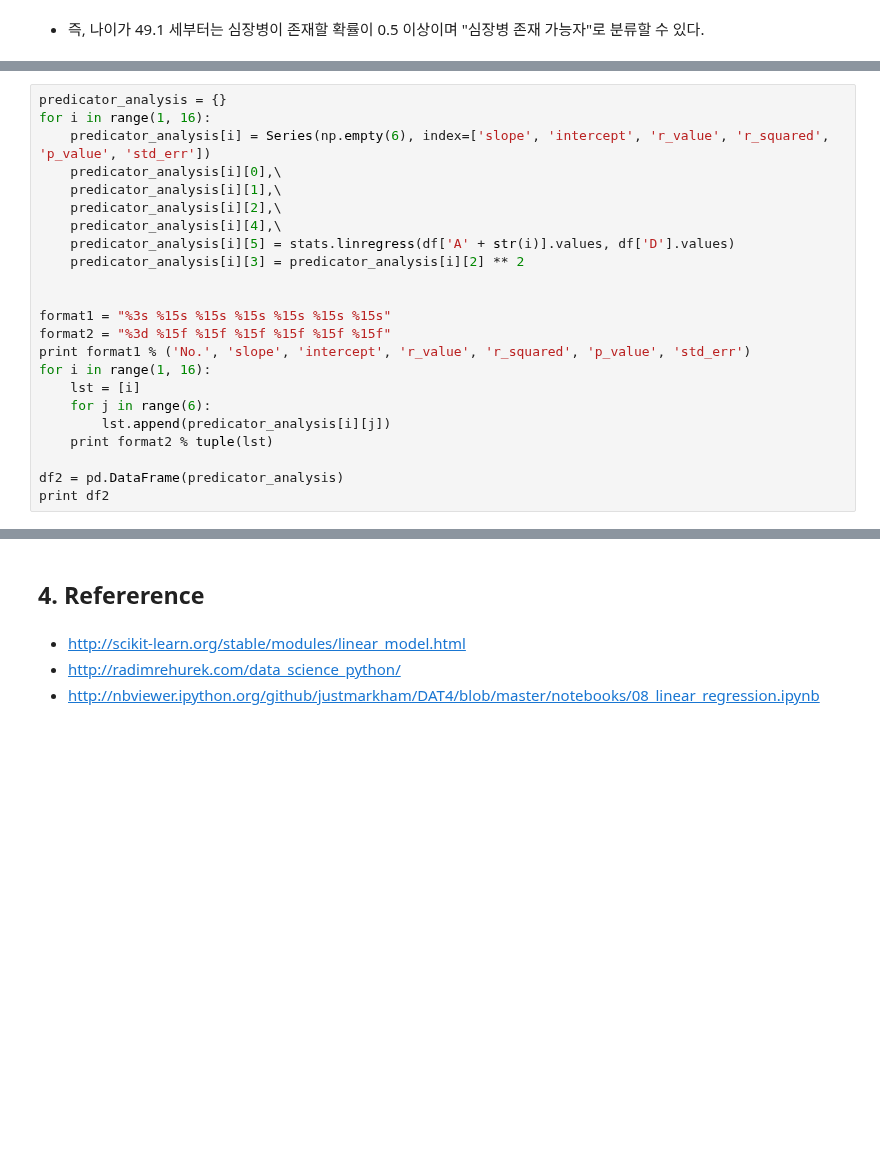
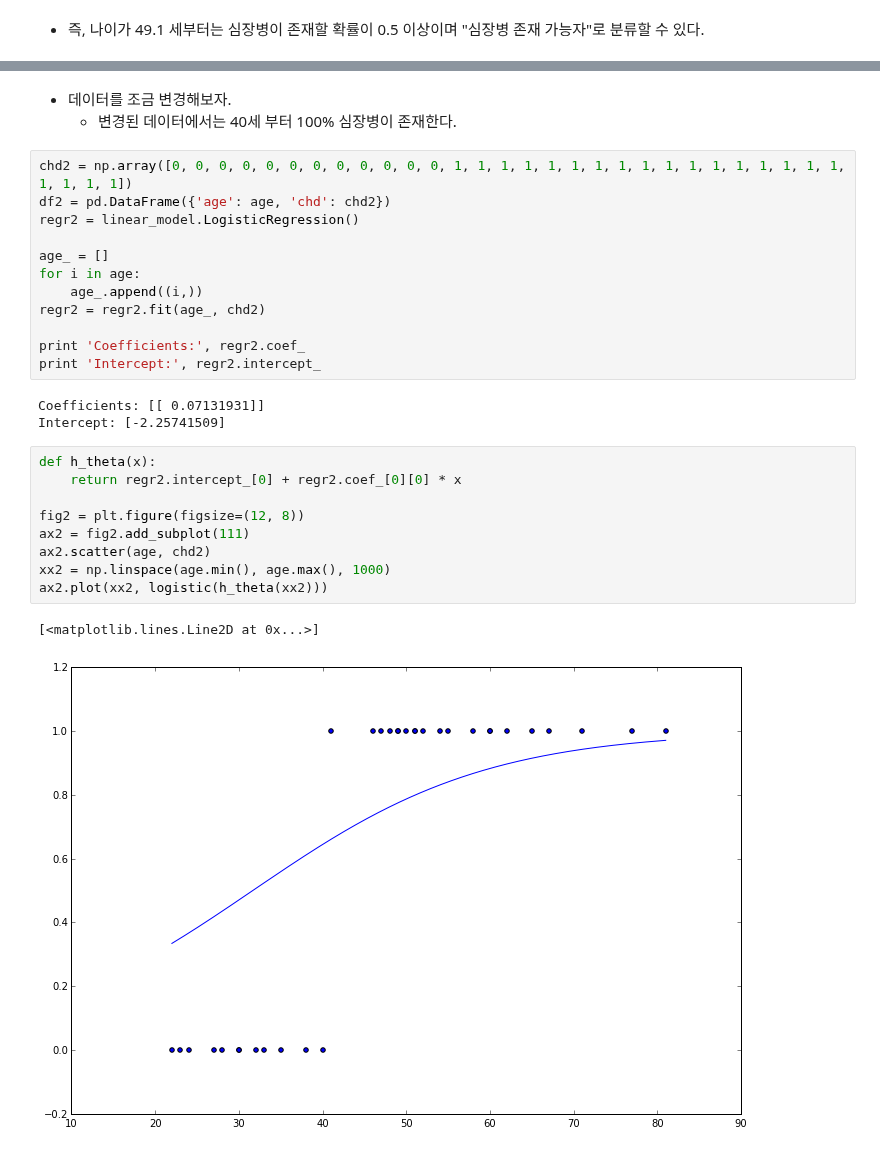
Before and after one commit to bluebibi/LINK_ML_BIG_DATA, a Jupyter notebook: logistic_linear_regression.ipynb, the cells around one changed output, grey strips where cells are left out. Cells and saved outputs as stored; diff of their text form; blank space fills up the shorter version.

Commit message:
logistic 완성

```diff
--- a/logistic_linear_regression.ipynb
+++ b/logistic_linear_regression.ipynb
@@ -290,23 +184,0 @@ r-squared (Coefficient of Determination): 0.2607019596
-# %%
-predicator_analysis = {}
-for i in range(1, 16):
-    predicator_analysis[i] = Series(np.empty(6), index=['slope', 'intercept', 'r_value', 'r_squared', 'p_value', 'std_err'])
-    predicator_analysis[i][0],\
-    predicator_analysis[i][1],\
-    predicator_analysis[i][2],\
-    predicator_analysis[i][4],\
-    predicator_analysis[i][5] = stats.linregress(df['A' + str(i)].values, df['D'].values)
-    predicator_analysis[i][3] = predicator_analysis[i][2] ** 2
-
-
-format1 = "%3s %15s %15s %15s %15s %15s %15s"
-format2 = "%3d %15f %15f %15f %15f %15f %15f"
-print format1 % ('No.', 'slope', 'intercept', 'r_value', 'r_squared', 'p_value', 'std_err')
-for i in range(1, 16):
-    lst = [i]
-    for j in range(6):
-        lst.append(predicator_analysis[i][j])
-    print format2 % tuple(lst)
-
-df2 = pd.DataFrame(predicator_analysis)
-print df2
@@ -420,6 +185,30 @@ ax2.plot_surface(xx, yy, z, rstride=1, cstride=1, linewidth=0, color="yellow", s
-# %% [markdown]
-## 4. Refererence
-# %% [markdown]
-- http://scikit-learn.org/stable/modules/linear_model.html
-- http://radimrehurek.com/data_science_python/
-- http://nbviewer.ipython.org/github/justmarkham/DAT4/blob/master/notebooks/08_linear_regression.ipynb
+# %% [markdown]
+- 데이터를 조금 변경해보자.
+  - 변경된 데이터에서는 40세 부터 100% 심장병이 존재한다.
+# %%
+chd2 = np.array([0, 0, 0, 0, 0, 0, 0, 0, 0, 0, 0, 0, 1, 1, 1, 1, 1, 1, 1, 1, 1, 1, 1, 1, 1, 1, 1, 1, 1, 1, 1, 1, 1])
+df2 = pd.DataFrame({'age': age, 'chd': chd2})
+regr2 = linear_model.LogisticRegression()
+
+age_ = []
+for i in age:
+    age_.append((i,))
+regr2 = regr2.fit(age_, chd2)
+
+print 'Coefficients:', regr2.coef_
+print 'Intercept:', regr2.intercept_
+# %% [output]
+Coefficients: [[ 0.07131931]]
+Intercept: [-2.25741509]
+# %%
+def h_theta(x):
+    return regr2.intercept_[0] + regr2.coef_[0][0] * x
+
+fig2 = plt.figure(figsize=(12, 8))
+ax2 = fig2.add_subplot(111)
+ax2.scatter(age, chd2)
+xx2 = np.linspace(age.min(), age.max(), 1000)
+ax2.plot(xx2, logistic(h_theta(xx2)))
+# %% [output]
+[<matplotlib.lines.Line2D at 0x...>]
+[figure, added]
```
Also changed, not shown: parts of 79 cells of this notebook, 2 other files.
